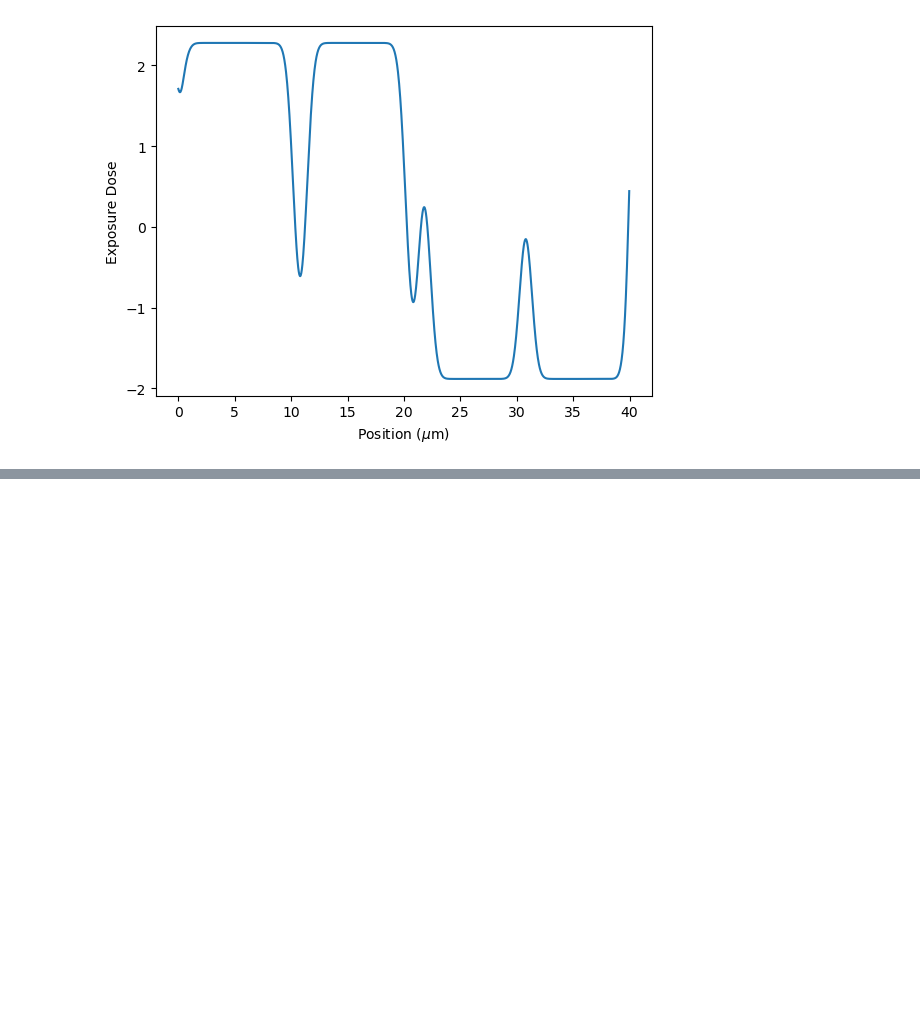
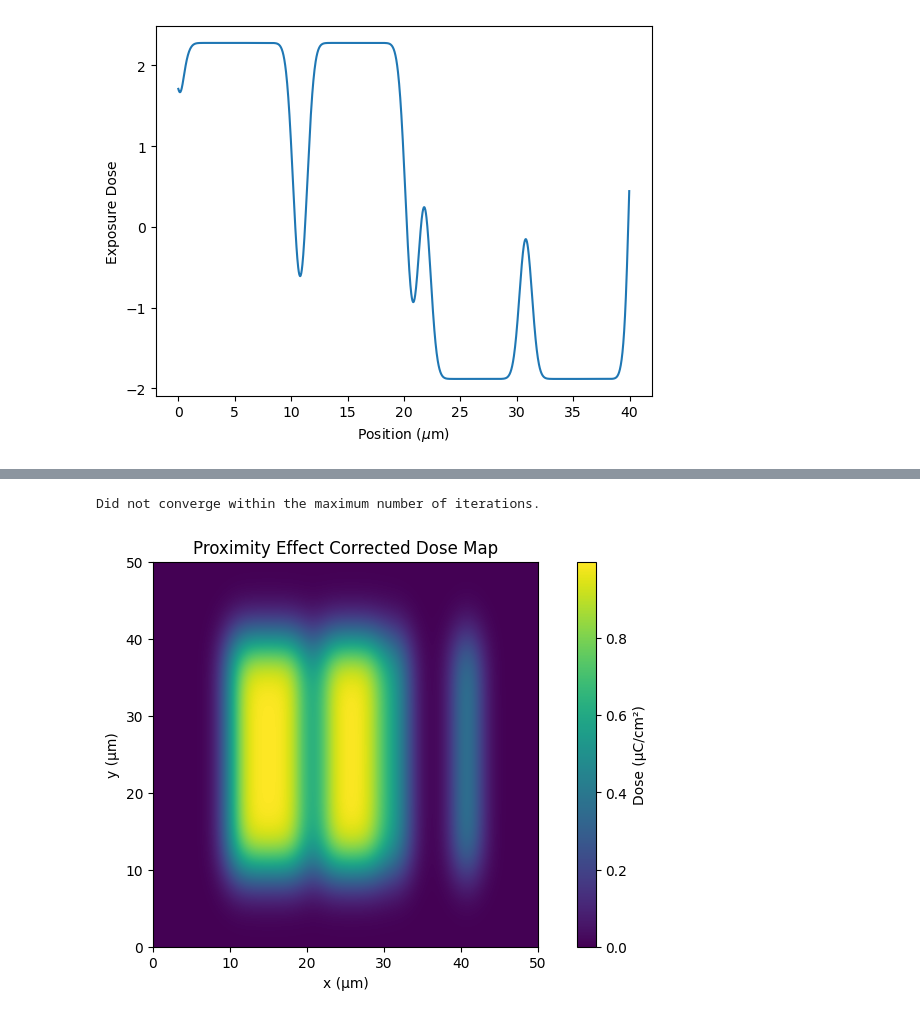
Before and after one commit to NCrooks3/Proximity-Effect-Correction, a Jupyter notebook: Part A-Mask step func.ipynb, the cells around one changed output, grey strips where cells are left out. Cells and saved outputs as stored; diff of their text form; code cells hidden in the pictures; blank space fills up the shorter version.

```diff
--- a/Part A-Mask step func.ipynb
+++ b/Part A-Mask step func.ipynb
@@ -371,0 +443,44 @@ plt.savefig('Uncorrected Dose.png')
+# %%
+from scipy.ndimage import gaussian_filter
+
+# Step 6: Define parameters for correction
+clearing_dose = 1.0  # Clearing dose threshold
+sigma_long = 20  # Long-range scatter Gaussian width (pixels)
+max_iterations = 10  # Maximum number of iterations
+tolerance = 1e-3  # Convergence tolerance
+
+# Initialize corrected dose map
+dose_corrected = dose_with_scatter.copy()
+
+# Iterate for PEC
+for iteration in range(max_iterations):
+    # Apply long-range scatter kernel
+    scattered_dose = gaussian_filter(dose_corrected, sigma=sigma_long)
+
+    # Update dose using correction equation
+    new_dose = clearing_dose - scattered_dose
+
+    # Ensure no negative dose values
+    new_dose = np.clip(new_dose, 0, None)
+
+    # Check for convergence
+    if np.max(np.abs(new_dose - dose_corrected)) < tolerance:
+        print(f"Converged after {iteration + 1} iterations.")
+        break
+
+    # Update for next iteration
+    dose_corrected = new_dose
+else:
+    print("Did not converge within the maximum number of iterations.")
+
+# Step 7: Visualize the corrected dose map
+plt.figure(figsize=(10, 5))
+plt.imshow(dose_corrected, cmap='viridis', extent=[0, x_extent, 0, 50])
+plt.colorbar(label='Dose (μC/cm²)')
+plt.xlabel('x (µm)')
+plt.ylabel('y (µm)')
+plt.title('Proximity Effect Corrected Dose Map')
+plt.show()
+# %% [output]
+Did not converge within the maximum number of iterations.
+[figure, added]
```
Also changed, not shown: parts of 2 cells of this notebook.
